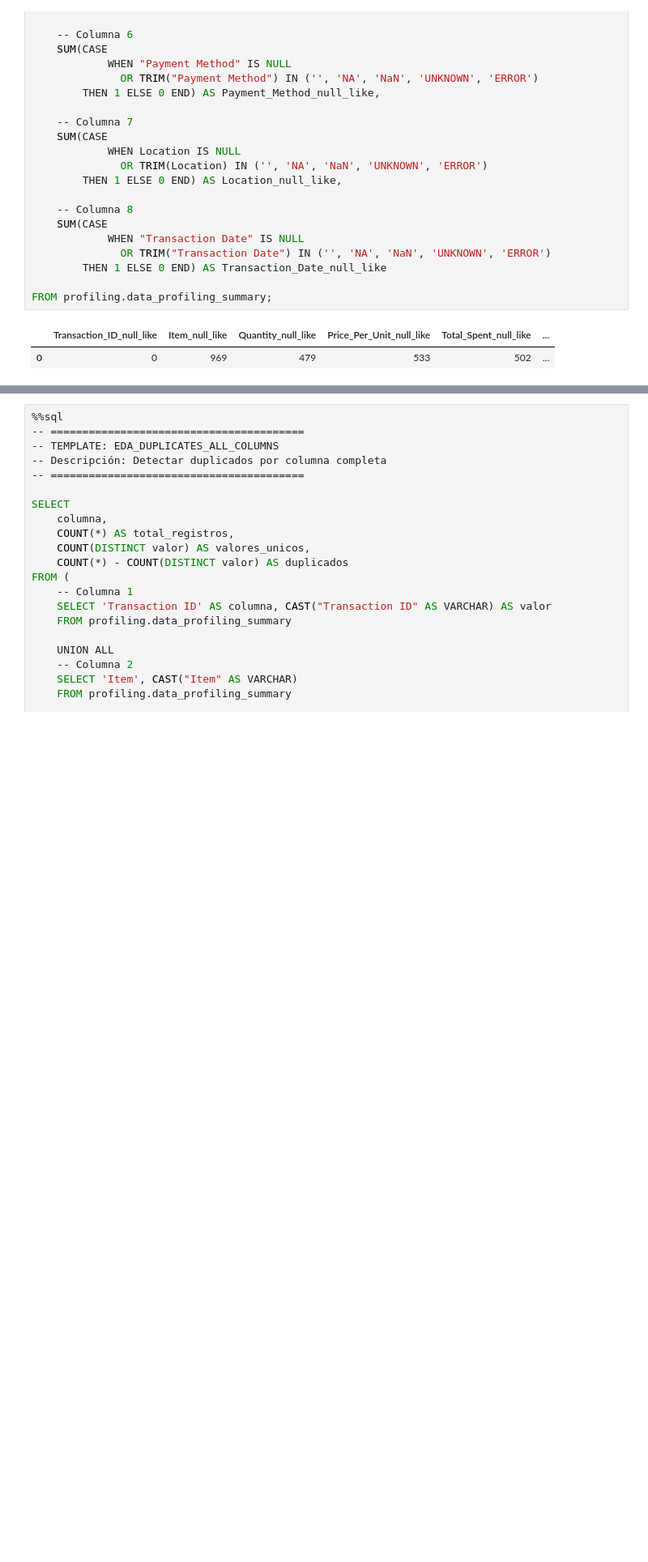
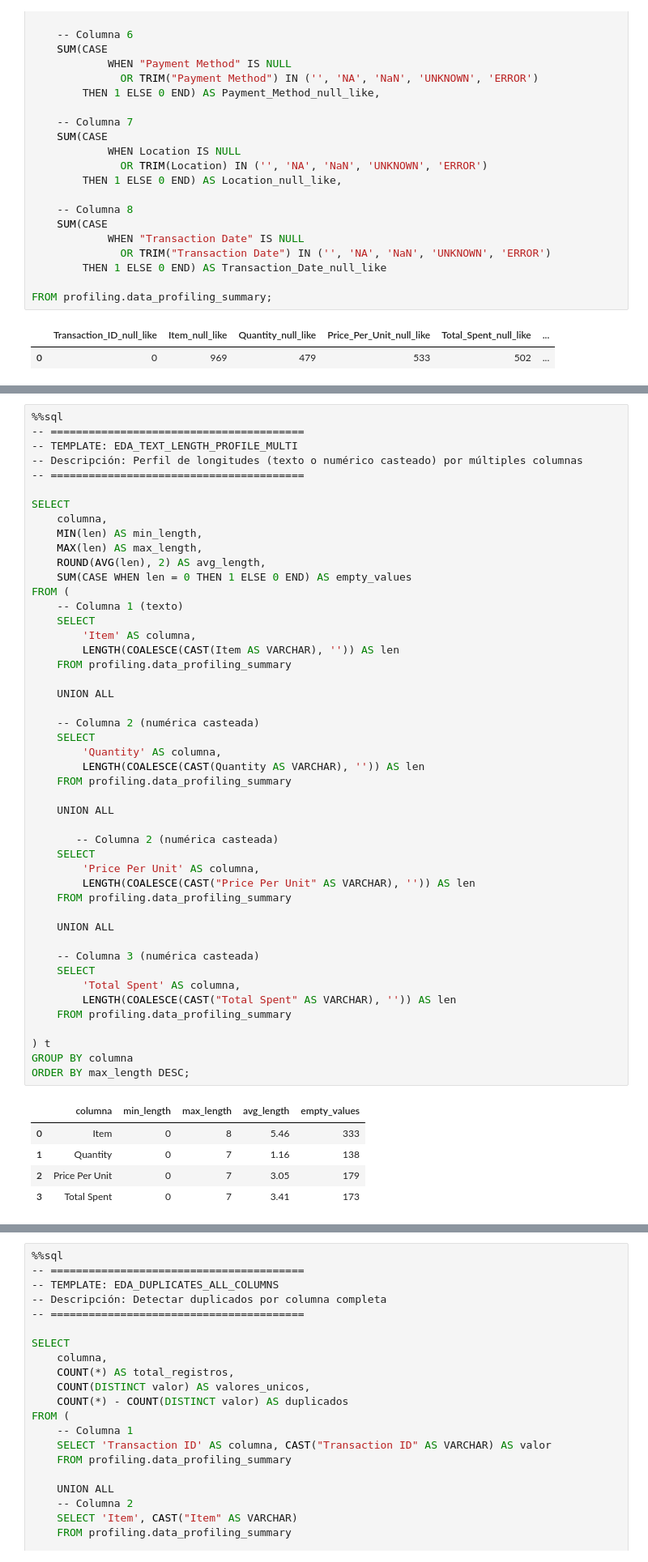
Before and after one commit to teofilocorrea/Data_Profiling_Coffe_Sales, a Jupyter notebook: notebooks/01_data_profiling_raw_pre_duckdb.ipynb, the cells around one changed output, grey strips where cells are left out. Shown at 81% size. Cells and saved outputs as stored; diff of their text form; blank space fills up the shorter version.

```diff
--- a/notebooks/01_data_profiling_raw_pre_duckdb.ipynb
+++ b/notebooks/01_data_profiling_raw_pre_duckdb.ipynb
@@ -172,0 +175,53 @@ FROM profiling.data_profiling_summary;
+# %%
+%%sql
+-- ========================================
+-- TEMPLATE: EDA_TEXT_LENGTH_PROFILE_MULTI
+-- Descripción: Perfil de longitudes (texto o numérico casteado) por múltiples columnas
+-- ========================================
+
+SELECT
+    columna,
+    MIN(len) AS min_length,
+    MAX(len) AS max_length,
+    ROUND(AVG(len), 2) AS avg_length,
+    SUM(CASE WHEN len = 0 THEN 1 ELSE 0 END) AS empty_values
+FROM (
+    -- Columna 1 (texto)
+    SELECT
+        'Item' AS columna,
+        LENGTH(COALESCE(CAST(Item AS VARCHAR), '')) AS len
+    FROM profiling.data_profiling_summary
+
+    UNION ALL
+
+    -- Columna 2 (numérica casteada)
+    SELECT
+        'Quantity' AS columna,
+        LENGTH(COALESCE(CAST(Quantity AS VARCHAR), '')) AS len
+    FROM profiling.data_profiling_summary
+
+    UNION ALL
+
+       -- Columna 2 (numérica casteada)
+    SELECT
+        'Price Per Unit' AS columna,
+        LENGTH(COALESCE(CAST("Price Per Unit" AS VARCHAR), '')) AS len
+    FROM profiling.data_profiling_summary
+
+    UNION ALL
+
+    -- Columna 3 (numérica casteada)
+    SELECT
+        'Total Spent' AS columna,
+        LENGTH(COALESCE(CAST("Total Spent" AS VARCHAR), '')) AS len
+    FROM profiling.data_profiling_summary
+
+) t
+GROUP BY columna
+ORDER BY max_length DESC;
+# %% [output]
+|  | columna | min_length | max_length | avg_length | empty_values |
+| 0 | Item | 0 | 8 | 5.46 | 333 |
+| 1 | Quantity | 0 | 7 | 1.16 | 138 |
+| 2 | Price Per Unit | 0 | 7 | 3.05 | 179 |
+| 3 | Total Spent | 0 | 7 | 3.41 | 173 |
```
Also changed, not shown: parts of 14 cells of this notebook, 8 other files.
